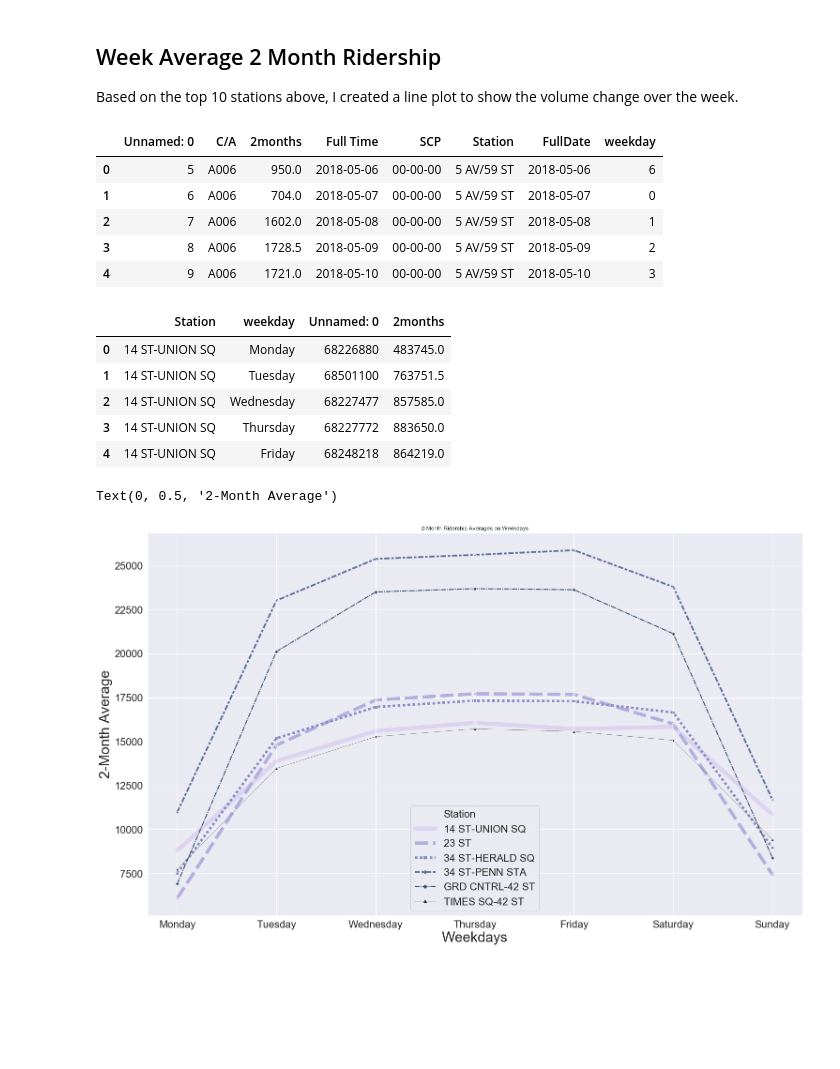
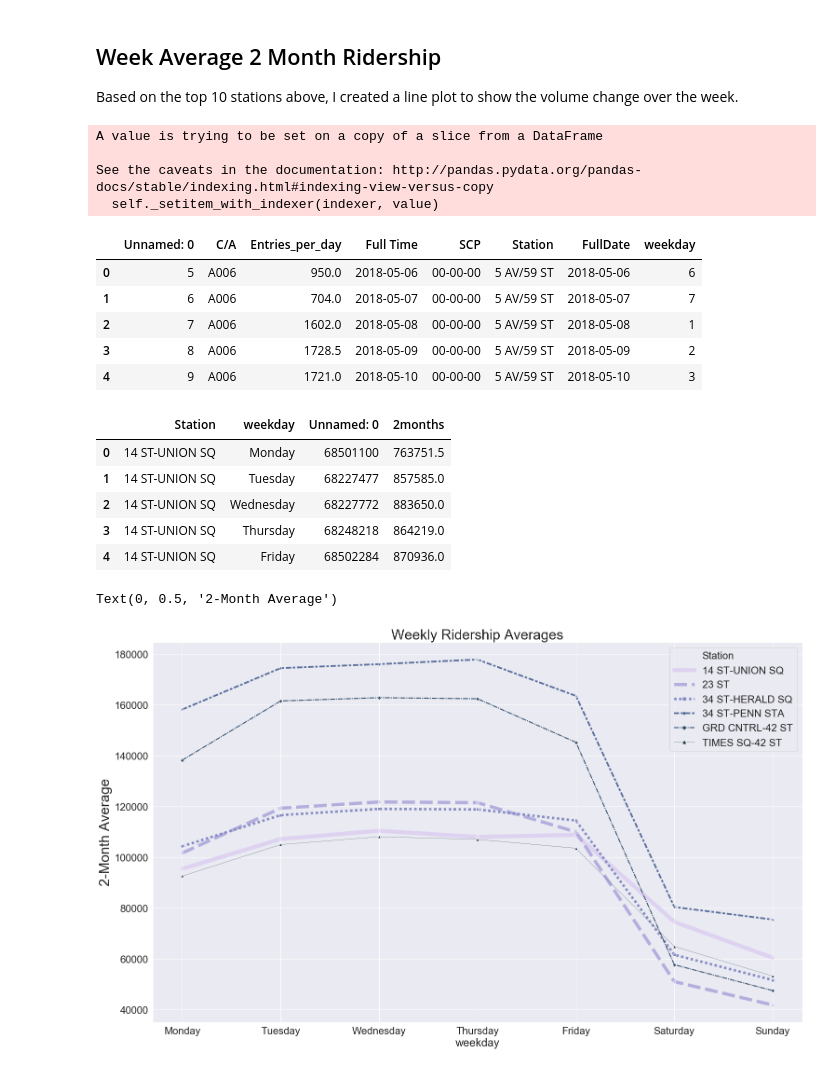
Before and after one commit to marcmuon/mta_turnstile_eda, a Jupyter notebook: MTA_entry_daily_eda_WEEK_AVG_PLOT.ipynb, the cells around one changed output. Drawn from its saved outputs; the diff is of its cells as text; code cells hidden in the pictures; blank space fills up the shorter version.

```diff
--- a/MTA_entry_daily_eda_WEEK_AVG_PLOT.ipynb
+++ b/MTA_entry_daily_eda_WEEK_AVG_PLOT.ipynb
@@ -8,7 +8,7 @@ import seaborn as sns
 %matplotlib inline
 # %%
 # Import Entries_per_day CSV sheet locally
-df = pd.read_csv('/Users/zhaoze/Desktop/team_work1/mta_turnstile_eda/Entries_per_day.csv')
+df = pd.read_csv('/Users/zhaoze/Desktop/metis/week1/Entries_per_day.csv')
 df.sort_values(by='Entries_per_day', ascending=False)
 # %% [output]
 |  | Unnamed: 0 | C/A | Entries_per_day | Full Time | SCP | Station |
@@ -80,11 +80,18 @@ Based on the top 10 stations above, I created a line plot to show the volume cha
 # Make a numeric column corresponding to weekday
 df['FullDate'] = pd.to_datetime(df['Full Time'])
 df['weekday'] = df['FullDate'].dt.weekday
+# df['weekday'].replace(0, 7)
+df.weekday.loc[df['weekday'].isin([0])]=7
+# df['weekday'] = df['weekday'].map({0: 7})
 df.head()
 # %% [output]
+A value is trying to be set on a copy of a slice from a DataFrame
+
+See the caveats in the documentation: http://pandas.pydata.org/pandas-docs/stable/indexing.html#indexing-view-versus-copy
+  self._setitem_with_indexer(indexer, value)
-|  | Unnamed: 0 | C/A | 2months | Full Time | SCP | Station | FullDate | weekday |
+|  | Unnamed: 0 | C/A | Entries_per_day | Full Time | SCP | Station | FullDate | weekday |
 | 0 | 5 | A006 | 950.0 | 2018-05-06 | 00-00-00 | 5 AV/59 ST | 2018-05-06 | 6 |
-| 1 | 6 | A006 | 704.0 | 2018-05-07 | 00-00-00 | 5 AV/59 ST | 2018-05-07 | 0 |
+| 1 | 6 | A006 | 704.0 | 2018-05-07 | 00-00-00 | 5 AV/59 ST | 2018-05-07 | 7 |
 | 2 | 7 | A006 | 1602.0 | 2018-05-08 | 00-00-00 | 5 AV/59 ST | 2018-05-08 | 1 |
 | 3 | 8 | A006 | 1728.5 | 2018-05-09 | 00-00-00 | 5 AV/59 ST | 2018-05-09 | 2 |
 | 4 | 9 | A006 | 1721.0 | 2018-05-10 | 00-00-00 | 5 AV/59 ST | 2018-05-10 | 3 |
@@ -104,27 +111,27 @@ dfwkday = (topten_twomonth_wkday
  .sort_values(['Station', 'weekday'])
 )
 
-dic = {0:'Monday',1:'Tuesday',2:'Wednesday',3:'Thursday',4:'Friday',5:'Saturday',6:'Sunday'}
+dic = {1:'Monday',2:'Tuesday',3:'Wednesday',4:'Thursday',5:'Friday',6:'Saturday',7:'Sunday'}
 dfwkday['weekday'].replace(dic,inplace=True)
 dfwkday.head()
 # %% [output]
 |  | Station | weekday | Unnamed: 0 | 2months |
-| 0 | 14 ST-UNION SQ | Monday | 68226880 | 483745.0 |
-| 1 | 14 ST-UNION SQ | Tuesday | 68501100 | 763751.5 |
-| 2 | 14 ST-UNION SQ | Wednesday | 68227477 | 857585.0 |
-| 3 | 14 ST-UNION SQ | Thursday | 68227772 | 883650.0 |
-| 4 | 14 ST-UNION SQ | Friday | 68248218 | 864219.0 |
+| 0 | 14 ST-UNION SQ | Monday | 68501100 | 763751.5 |
+| 1 | 14 ST-UNION SQ | Tuesday | 68227477 | 857585.0 |
+| 2 | 14 ST-UNION SQ | Wednesday | 68227772 | 883650.0 |
+| 3 | 14 ST-UNION SQ | Thursday | 68248218 | 864219.0 |
+| 4 | 14 ST-UNION SQ | Friday | 68502284 | 870936.0 |
 # %%
 # create line plot
-dfwkday['avg_entries'] = dfwkday['2months'] / 55
+dfwkday['avg_entries'] = dfwkday['2months'] / 8
 plt.figure(figsize=(25,15))
 sns.set(font_scale = 2)
 # ax = sns.lineplot(x="weekday", y="avg_entries", hue="Station",style="Station",markers=True, dashes=False, data=dfwkday,palette="Blues_d")
 ax = sns.lineplot(x="weekday", y="avg_entries",hue="Station", style="Station", palette="ch:2.5,.25", size="Station", sizes=(0.5, 8.5), markers=True, data=dfwkday, sort=False)
 sns.set(rc={'axes.facecolor':'white' })
-ax.set_title('2-Month Ridership Averages on Weekdays')
-ax.set_xlabel("Weekdays",fontsize=30)
+ax.set_title('Weekly Ridership Averages', fontsize = 30)
+# ax.set_xlabel("Weekdays",fontsize=30)
 ax.set_ylabel("2-Month Average",fontsize=30)
 # %% [output]
 Text(0, 0.5, '2-Month Average')
-[figure, old version]
+[figure, new version]
```
